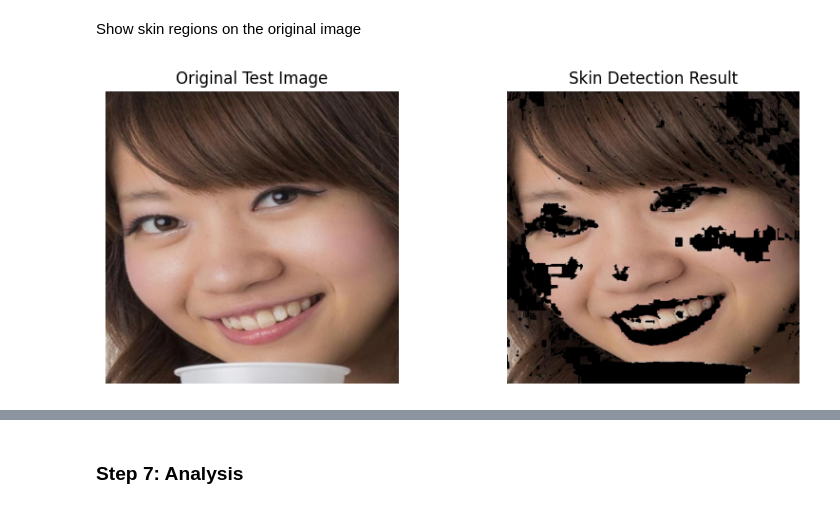
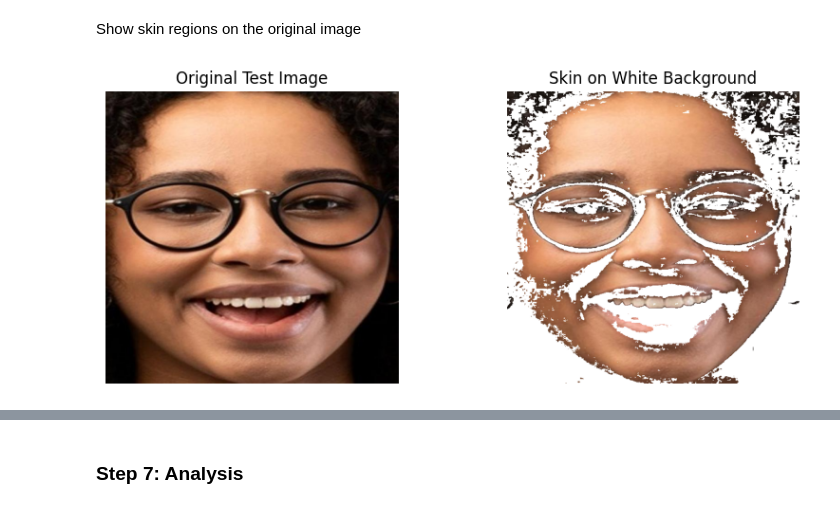
Before and after one commit to Tharunchndrn/basic_skin-tone_classifier, a Jupyter notebook: skin_tone_Detection.ipynb, the cells around one changed output, grey strips where cells are left out. Saved outputs shown, nothing was run; the diff lists cells and outputs as text; code cells hidden in the pictures.

```diff
--- a/skin_tone_Detection.ipynb
+++ b/skin_tone_Detection.ipynb
@@ -238,11 +228,26 @@ plt.show()
 # %% [markdown]
 ### Step 5: Skin Detection
 # %%
-test_img = cv2.imread("data/test/test1.jpg")
+test_img = cv2.imread("data/test/test3.jpg")
 test_rgb = cv2.cvtColor(test_img, cv2.COLOR_BGR2RGB)
 
-plt.figure(figsize=(6,6))
-plt.imshow(test_rgb)
-plt.title("Test Image")
-plt.axis("off")
-plt.show()
+test_rgb = test_rgb.astype(np.float32)
+
+height, width, _ = test_rgb.shape
+
+r_img = np.zeros((height, width), dtype=np.float32)
+g_img = np.zeros((height, width), dtype=np.float32)
+
+for x in range(height):
+    for y in range(width):
+        R = test_rgb[x, y, 0]
+        G = test_rgb[x, y, 1]
+        B = test_rgb[x, y, 2]
+
+        total = R + G + B
+
+        if total == 0:
+            total = 1
+
+        r_img[x, y] = R / total
+        g_img[x, y] = G / total
@@ -273,7 +256,7 @@ inv_cov = np.linalg.inv(cov_matrix)
 
 skin_mask = np.zeros((height, width), dtype=np.uint8)
 
-threshold = 3.0
+threshold = 1.8
 
 for x in range(height):
     for y in range(width):
@@ -320,25 +274,22 @@ plt.axis("off")
 # %% [markdown]
 Show skin regions on the original image
 # %%
-result = test_rgb.copy().astype(np.uint8)
+result = np.ones_like(test_rgb, dtype=np.uint8) * 255  # white image
 
-for x in range(height):
-    for y in range(width):
-        if skin_mask[x, y] == 0:
-            result[x, y] = [0, 0, 0]
+result[skin_mask == 255] = test_rgb[skin_mask == 255]
 
 plt.figure(figsize=(10,4))
 
 plt.subplot(1,2,1)
 plt.imshow(test_rgb.astype(np.uint8))
 plt.title("Original Test Image")
 plt.axis("off")
 
 plt.subplot(1,2,2)
 plt.imshow(result)
-plt.title("Skin Detection Result")
+plt.title("Skin on White Background")
 plt.axis("off")
 
 plt.show()
 # %% [output]
-[figure, old version]
+[figure, new version]
```
Also changed, not shown: parts of 18 cells of this notebook.
